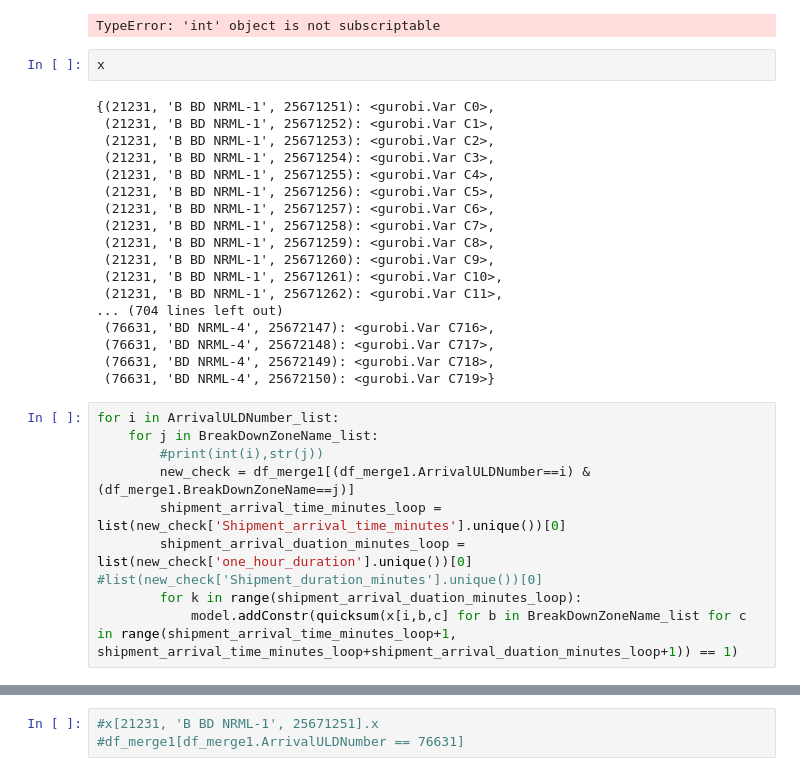
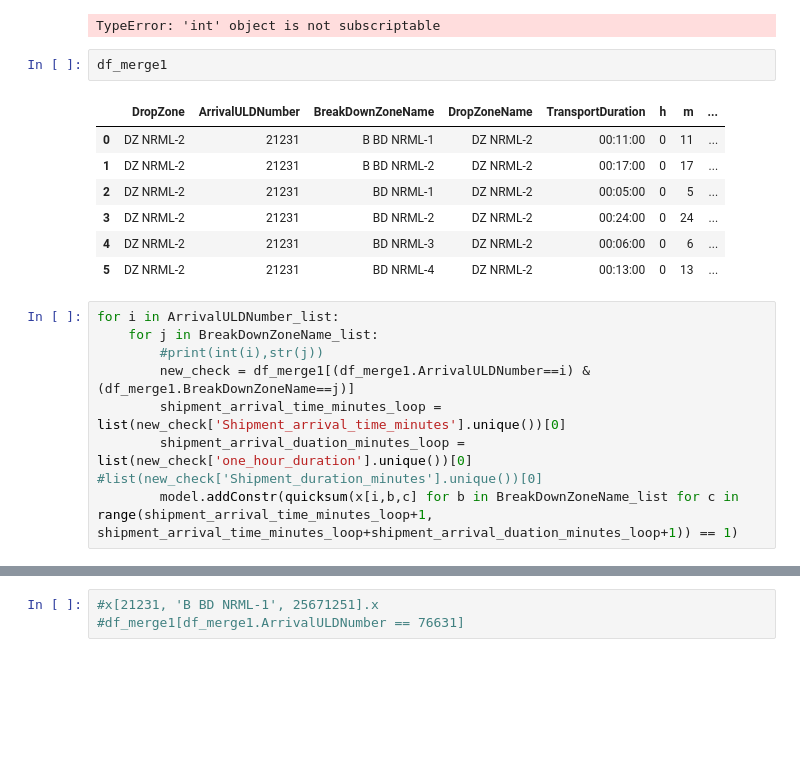
Before and after one commit to zanynik/rwth_opt, a Jupyter notebook: Gurobi - Air_Cargo_Time_Discreate.ipynb, the cells around one changed output, grey strips where cells are left out. Saved outputs shown, nothing was run; the diff lists cells and outputs as text; blank space fills up the shorter version.

```diff
--- a/Gurobi - Air_Cargo_Time_Discreate.ipynb
+++ b/Gurobi - Air_Cargo_Time_Discreate.ipynb
@@ -142,26 +243,16 @@ for i in ArrivalULDNumber_list:
             t = model.addVar(obj=(shipment_arrival_time_minutes_loop+k+1), vtype=GRB.BASIC)
 # %% [output]
 TypeError: 'int' object is not subscriptable
-# %%
-x
-# %% [output]
-{(21231, 'B BD NRML-1', 25671251): <gurobi.Var C0>,
- (21231, 'B BD NRML-1', 25671252): <gurobi.Var C1>,
- (21231, 'B BD NRML-1', 25671253): <gurobi.Var C2>,
- (21231, 'B BD NRML-1', 25671254): <gurobi.Var C3>,
- (21231, 'B BD NRML-1', 25671255): <gurobi.Var C4>,
- (21231, 'B BD NRML-1', 25671256): <gurobi.Var C5>,
- (21231, 'B BD NRML-1', 25671257): <gurobi.Var C6>,
- (21231, 'B BD NRML-1', 25671258): <gurobi.Var C7>,
- (21231, 'B BD NRML-1', 25671259): <gurobi.Var C8>,
- (21231, 'B BD NRML-1', 25671260): <gurobi.Var C9>,
- (21231, 'B BD NRML-1', 25671261): <gurobi.Var C10>,
- (21231, 'B BD NRML-1', 25671262): <gurobi.Var C11>,
-... (704 lines left out)
- (76631, 'BD NRML-4', 25672147): <gurobi.Var C716>,
- (76631, 'BD NRML-4', 25672148): <gurobi.Var C717>,
- (76631, 'BD NRML-4', 25672149): <gurobi.Var C718>,
- (76631, 'BD NRML-4', 25672150): <gurobi.Var C719>}
+# %%
+df_merge1
+# %% [output]
+|  | DropZone | ArrivalULDNumber | BreakDownZoneName | DropZoneName | TransportDuration | h | m | ... |
+| 0 | DZ NRML-2 | 21231 | B BD NRML-1 | DZ NRML-2 | 00:11:00 | 0 | 11 | ... |
+| 1 | DZ NRML-2 | 21231 | B BD NRML-2 | DZ NRML-2 | 00:17:00 | 0 | 17 | ... |
+| 2 | DZ NRML-2 | 21231 | BD NRML-1 | DZ NRML-2 | 00:05:00 | 0 | 5 | ... |
+| 3 | DZ NRML-2 | 21231 | BD NRML-2 | DZ NRML-2 | 00:24:00 | 0 | 24 | ... |
+| 4 | DZ NRML-2 | 21231 | BD NRML-3 | DZ NRML-2 | 00:06:00 | 0 | 6 | ... |
+| 5 | DZ NRML-2 | 21231 | BD NRML-4 | DZ NRML-2 | 00:13:00 | 0 | 13 | ... |
 # %%
 for i in ArrivalULDNumber_list:
     for j in BreakDownZoneName_list:
@@ -169,5 +260,4 @@ for i in ArrivalULDNumber_list:
         new_check = df_merge1[(df_merge1.ArrivalULDNumber==i) & (df_merge1.BreakDownZoneName==j)]
         shipment_arrival_time_minutes_loop = list(new_check['Shipment_arrival_time_minutes'].unique())[0]
         shipment_arrival_duation_minutes_loop = list(new_check['one_hour_duration'].unique())[0] #list(new_check['Shipment_duration_minutes'].unique())[0]
-        for k in range(shipment_arrival_duation_minutes_loop):
-            model.addConstr(quicksum(x[i,b,c] for b in BreakDownZoneName_list for c in range(shipment_arrival_time_minutes_loop+1, shipment_arrival_time_minutes_loop+shipment_arrival_duation_minutes_loop+1)) == 1)
+        model.addConstr(quicksum(x[i,b,c] for b in BreakDownZoneName_list for c in range(shipment_arrival_time_minutes_loop+1, shipment_arrival_time_minutes_loop+shipment_arrival_duation_minutes_loop+1)) == 1)
```
Also changed, not shown: parts of 19 cells of this notebook.
